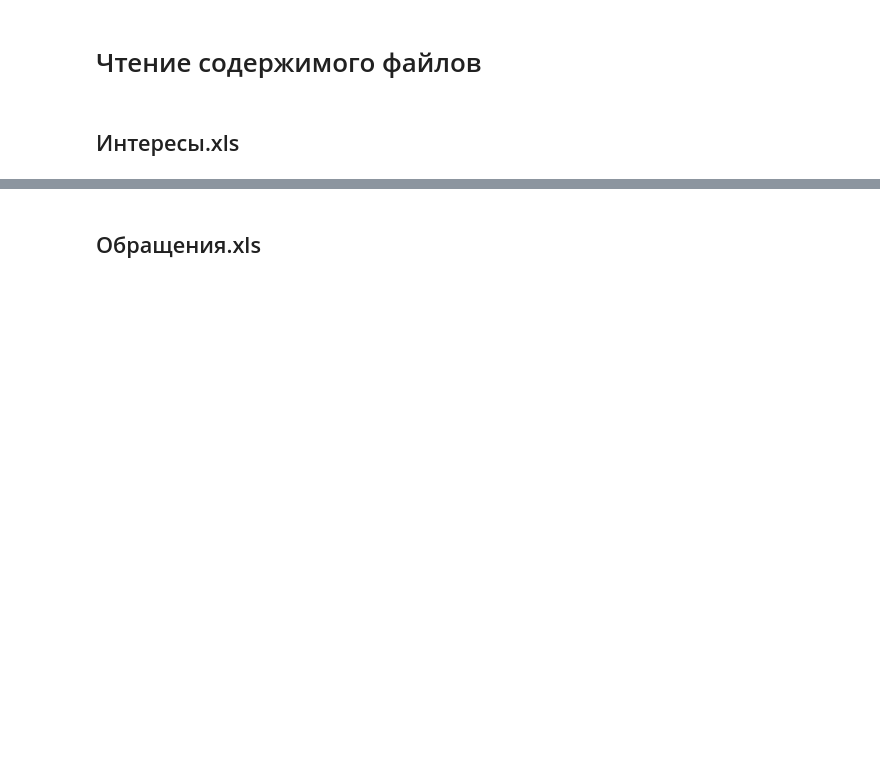
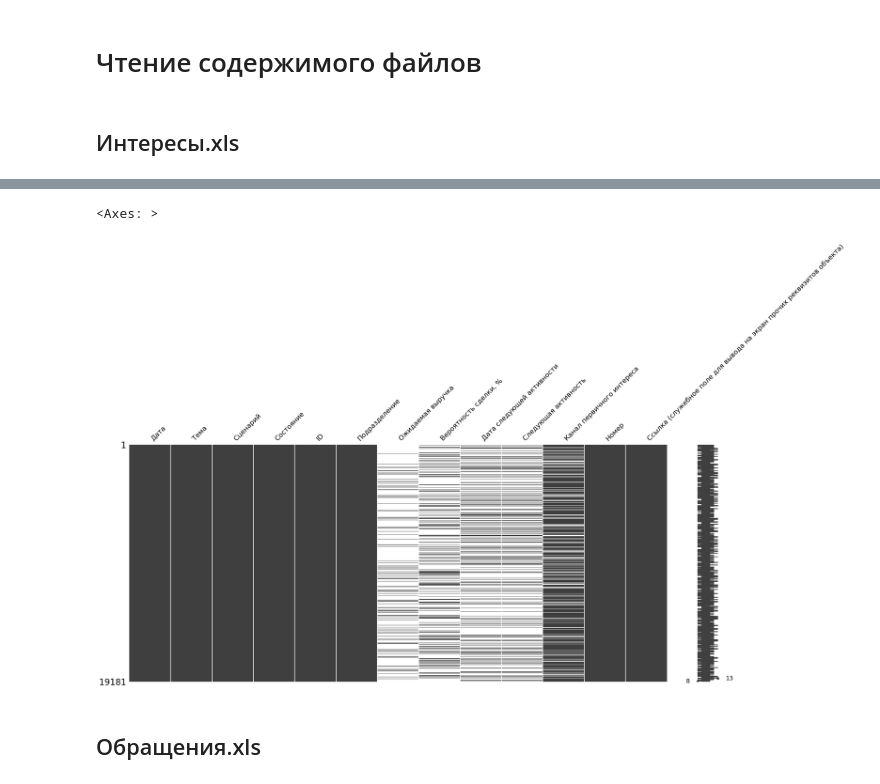
Before and after one commit to Ghost-Name/Hackathon_PVD, a Jupyter notebook: 1) ANALYSIS_Interests_Calls_Volumes.ipynb, the cells around one changed output, grey strips where cells are left out. Cells and saved outputs as stored; diff of their text form; code cells hidden in the pictures; blank space fills up the shorter version.

```diff
--- a/1) ANALYSIS_Interests_Calls_Volumes.ipynb
+++ b/1) ANALYSIS_Interests_Calls_Volumes.ipynb
@@ -5,6 +5,6 @@ import pandas as pd
 # %% [markdown]
 ## Интересы.xls
 # %%
-df = pd.read_excel('Interests_Calls_Volumes\Интересы.xls')
-print(df.head(10))
+df = pd.read_excel(r'uploaded_files\Выгрузки_интересы+обращения+объёмы перевозок\Интересы.xls')
+df.head()
 # %% [output]
@@ -28,3 +17,9 @@ print(df.head(10))
+# %%
+import missingno as msno
+msno.matrix(df)
+# %% [output]
+<Axes: >
+[figure, added]
 # %% [markdown]
 ## Обращения.xls
 # %%
```
Also changed, not shown: parts of 5 cells of this notebook, 3 other files.
